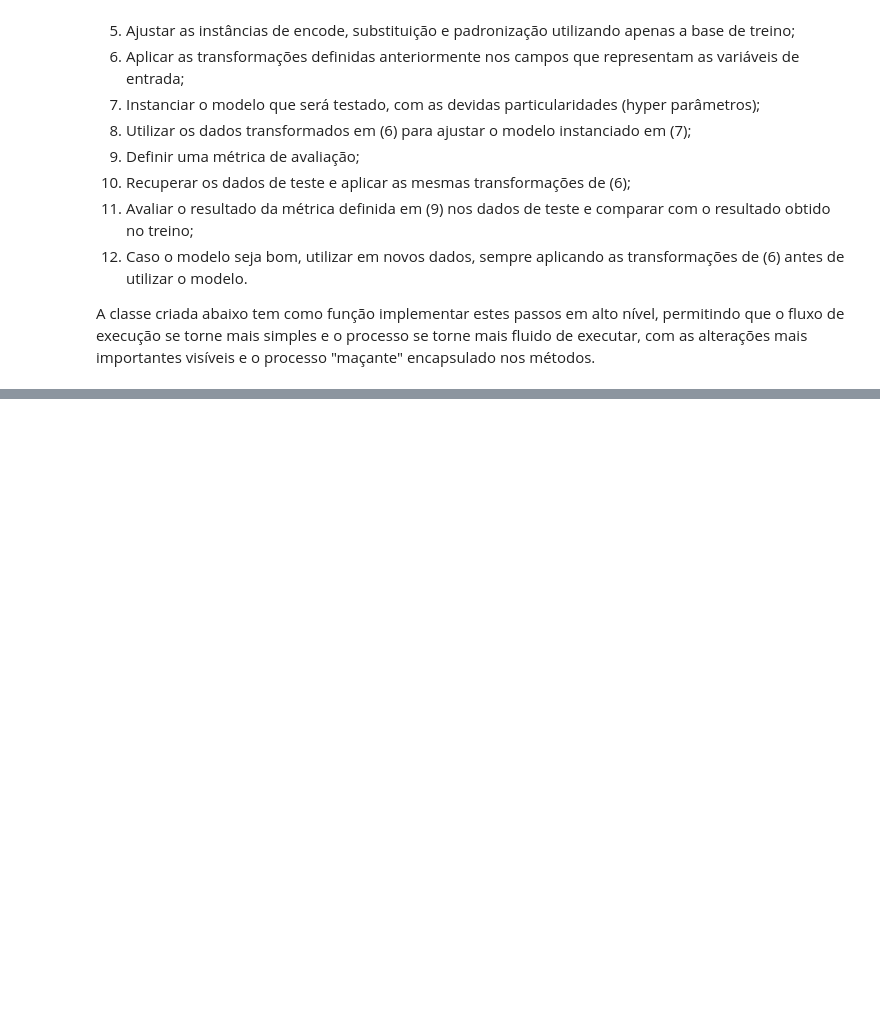
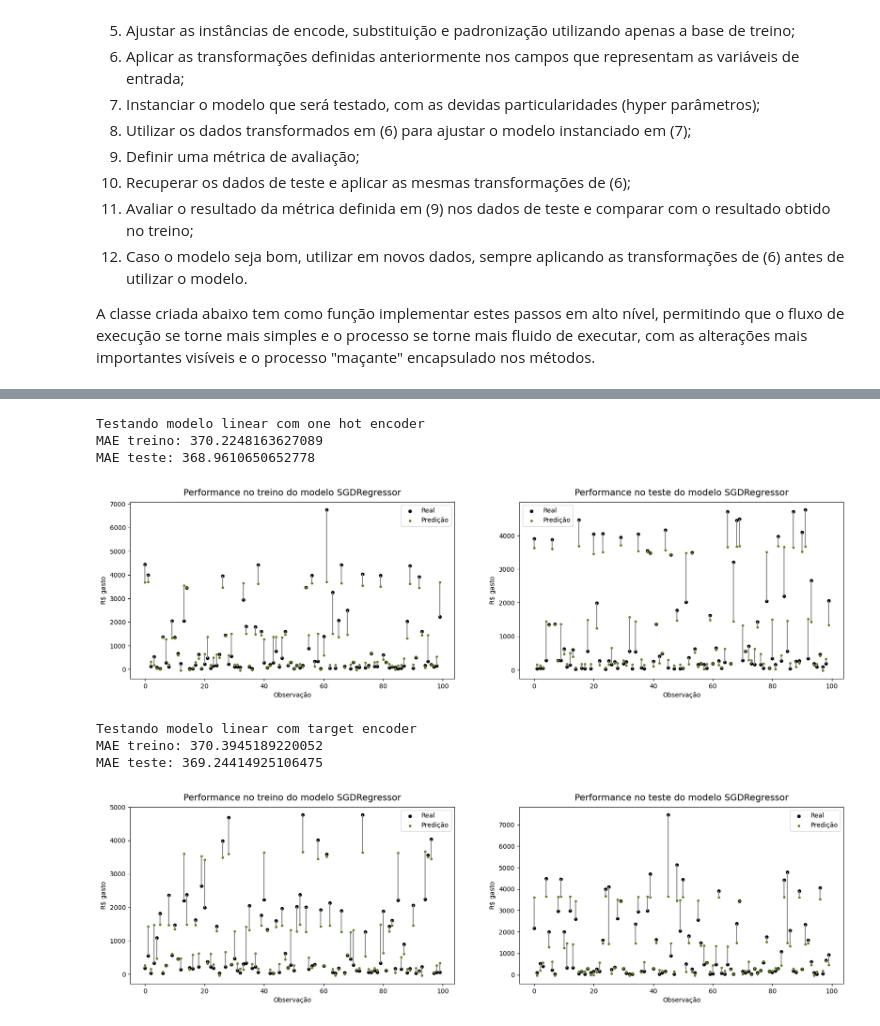
Before and after one commit to BrunoSantosPK/LaranjaLima, a Jupyter notebook: notebooks/ecommerce/regression.ipynb, the cells around one changed output, grey strips where cells are left out. Cells and saved outputs as stored; diff of their text form; code cells hidden in the pictures; blank space fills up the shorter version.

Commit message:
inclusao de categoria e finalizacao dos textos de comentarios em cada modelagem

```diff
--- a/notebooks/ecommerce/regression.ipynb
+++ b/notebooks/ecommerce/regression.ipynb
@@ -89,6 +89,9 @@ class Pipe:
 
     def get_target_column(self) -> str:
         return self.__target_column
+
+    def get_encoder(self):
+        return self.__encoder
 
     def split(self, test=0.3) -> None:
         self.train, self.test = train_test_split(self.__base_data, test_size=test, random_state=666)
@@ -140,7 +143,7 @@ class Pipe:
         return model.predict(x)
 
     def show_graphs(self, models: list):
-        fig, ax = plt.subplots(len(models), 2, figsize=(20, 7 * len(models)))
+        fig, ax = plt.subplots(len(models), 2, figsize=(20, 5 * len(models)))
         df_train = self.train.sample(100)
         df_test = self.test.sample(100)
 
@@ -155,7 +158,7 @@ class Pipe:
             pred = self.predict(df_train, models[i])
             axi[0].set_ylabel("R$ gasto")
             axi[0].set_xlabel("Observação")
-            axi[0].scatter(x, real, color="#000000", s=8, label="Real")
+            axi[0].scatter(x, real, color="#000000", s=20, label="Real")
             axi[0].scatter(x, pred, color="#567a0d", s=8, label="Predição")
             axi[0].set_title(f"Performance no treino do modelo {models[i].__class__.__name__}", fontdict={"fontsize": 14}, pad=10)
             for j in range(0, len(x)):
@@ -168,7 +171,7 @@ class Pipe:
             pred = self.predict(df_test, models[i])
             axi[1].set_ylabel("R$ gasto")
             axi[1].set_xlabel("Observação")
-            axi[1].scatter(x, real, color="#000000", s=8, label="Real")
+            axi[1].scatter(x, real, color="#000000", s=20, label="Real")
             axi[1].scatter(x, pred, color="#567a0d", s=8, label="Predição")
             axi[1].set_title(f"Performance no teste do modelo {models[i].__class__.__name__}", fontdict={"fontsize": 14}, pad=10)
             for j in range(0, len(x)):
@@ -232,33 +215,12 @@ A utilização do Target reduz bastante o viés do modelo linear, provavelmente
 # %%
 dataset = pd.read_csv(f"{BASE_PATH}/data/ml/ecommerce - python - gasto dos clientes.csv")
-#dataset = dataset.loc[dataset["Total Pago (R$)"] < 3500]
 pipe = Pipe(dataset)
-pipe.set_encoder(TargetEncoder())
 pipe.split(test=0.3)
-
 pipe.set_target_column("Total Pago (R$)")
-pipe.set_categorical_columns(["Perfil do Cliente", "Campanha em Curso"])
+pipe.set_categorical_columns(["Perfil do Cliente", "Categoria"])
 pipe.set_numeric_columns([
     "Desconto Total (%)",
     "Tempo desde a Última Compra (dias)",
     "Tempo para Finalizar Compra (min)"
 ])
 pipe.fit_preprocess()
-
-print("Testando modelo linear")
-linear_model = SGDRegressor(loss="squared_error", penalty=None, alpha=0.001, eta0=0.001, learning_rate="optimal")
-pipe.train_model(linear_model, remove_outliers=False)
-
-print("\nTestando modelo de máquinas de suporte")
-svm_model = SVR(kernel="linear", C=10, epsilon=0.1)
-pipe.train_model(svm_model, remove_outliers=False)
-
-print("\nTestando modelo de árvore de decisão")
-dt_model = DecisionTreeRegressor(max_depth=20)
-pipe.train_model(dt_model, remove_outliers=False)
-
-print("\nTestando o modelo de florestas")
-rf_model = RandomForestRegressor(n_estimators=100, max_depth=50)
-pipe.train_model(rf_model, remove_outliers=False)
-
-pipe.show_graphs([linear_model, svm_model, dt_model, rf_model])
@@ -281,0 +235,22 @@ MAE teste: 1322.2721815770608
+# %%
+print("Testando modelo linear com one hot encoder")
+linear_model = SGDRegressor(loss="squared_error", penalty="l2", alpha=0.01, eta0=0.01, learning_rate="optimal")
+pipe.train_model(linear_model, remove_outliers=False)
+pipe.show_graphs([linear_model])
+
+pipe.set_encoder(TargetEncoder())
+pipe.fit_preprocess()
+
+print("Testando modelo linear com target encoder")
+linear_model = SGDRegressor(loss="squared_error", penalty="l2", alpha=0.01, eta0=0.01, learning_rate="optimal")
+pipe.train_model(linear_model, remove_outliers=False)
+pipe.show_graphs([linear_model])
+# %% [output]
+Testando modelo linear com one hot encoder
+MAE treino: 370.2248163627089
+MAE teste: 368.9610650652778
+[figure, added]
+Testando modelo linear com target encoder
+MAE treino: 370.3945189220052
+MAE teste: 369.24414925106475
+[figure, added]
```
Also changed, not shown: parts of 13 cells of this notebook, 3 other files.
